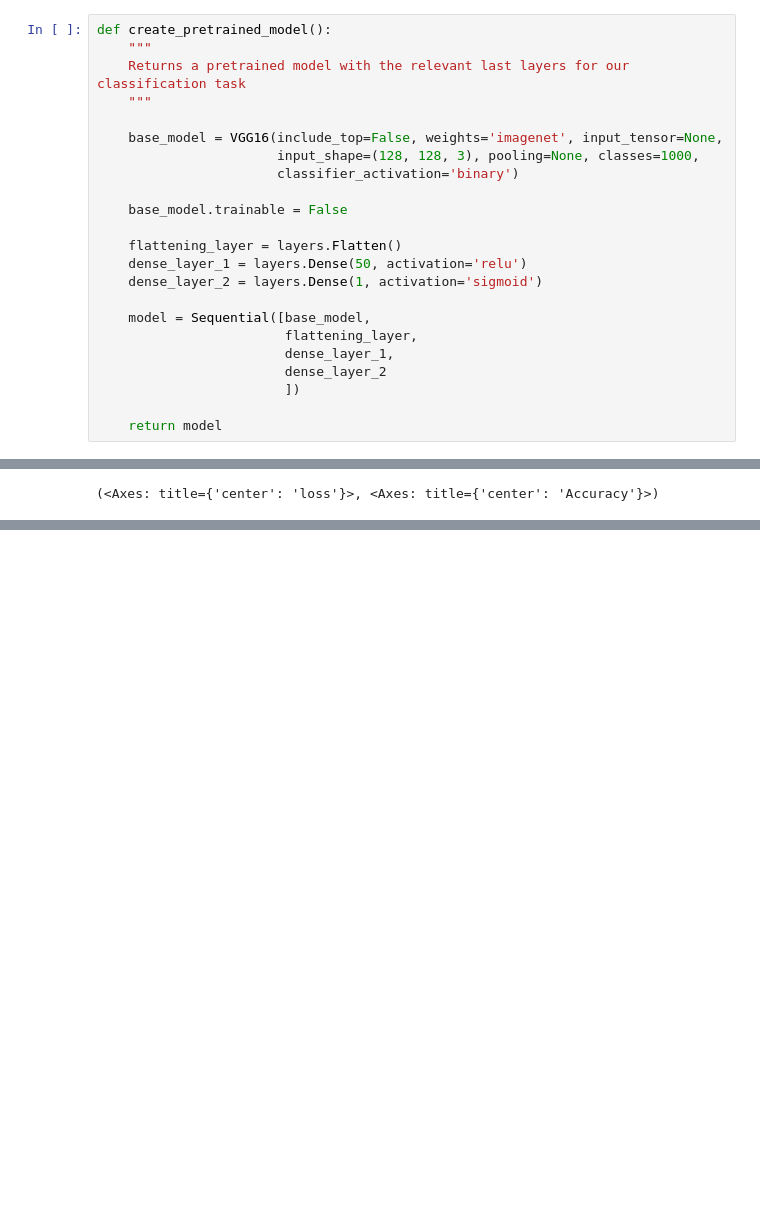
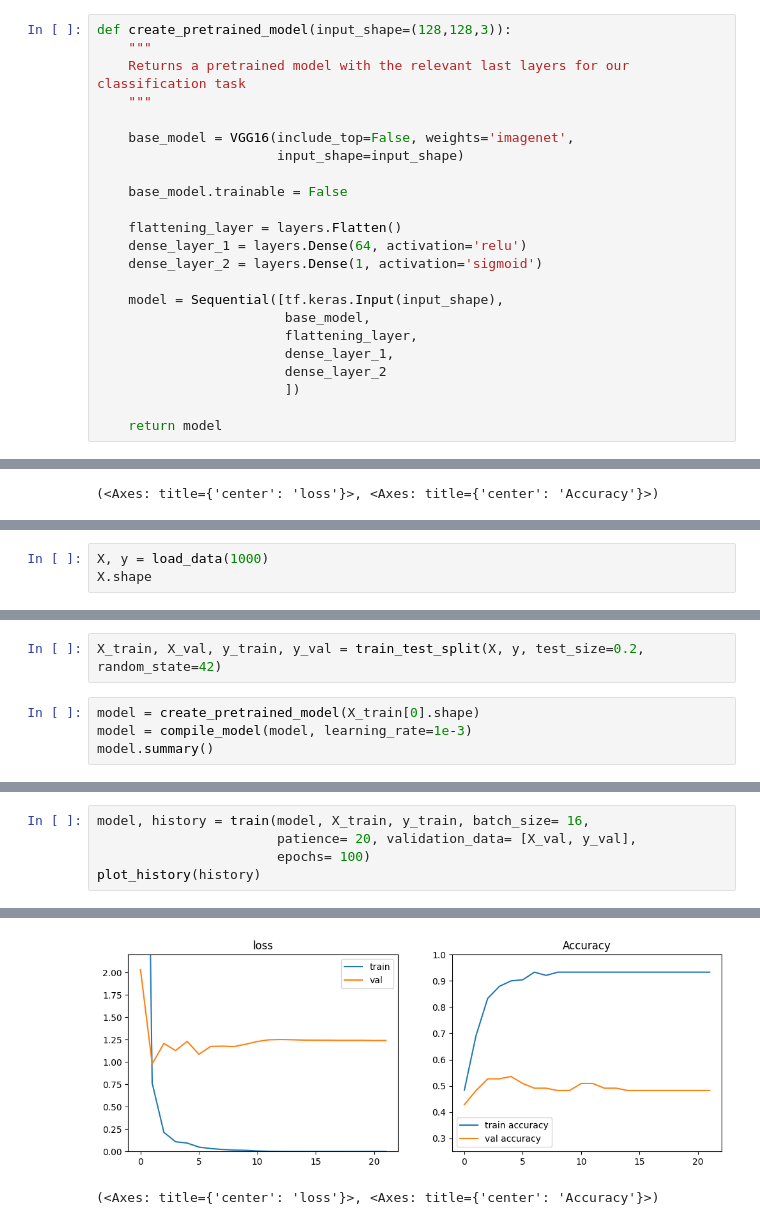
Before and after one commit to Corentr1/Ai-Detector-Back, a Jupyter notebook: notebooks/model_testing_corentin.ipynb, the cells around one changed output, grey strips where cells are left out. Saved outputs shown, nothing was run; the diff lists cells and outputs as text; blank space fills up the shorter version.

```diff
--- a/notebooks/model_testing_corentin.ipynb
+++ b/notebooks/model_testing_corentin.ipynb
@@ -498,22 +505,22 @@ _________________________________________________________________
 # %% [markdown]
 But first, let's put that in a single `function`
 # %%
-def create_pretrained_model():
+def create_pretrained_model(input_shape=(128,128,3)):
     """
     Returns a pretrained model with the relevant last layers for our classification task
     """
 
-    base_model = VGG16(include_top=False, weights='imagenet', input_tensor=None,
-                       input_shape=(128, 128, 3), pooling=None, classes=1000,
-                       classifier_activation='binary')
+    base_model = VGG16(include_top=False, weights='imagenet',
+                       input_shape=input_shape)
 
     base_model.trainable = False
 
     flattening_layer = layers.Flatten()
-    dense_layer_1 = layers.Dense(50, activation='relu')
+    dense_layer_1 = layers.Dense(64, activation='relu')
     dense_layer_2 = layers.Dense(1, activation='sigmoid')
 
-    model = Sequential([base_model,
+    model = Sequential([tf.keras.Input(input_shape),
+                        base_model,
                         flattening_layer,
                         dense_layer_1,
                         dense_layer_2
@@ -742,0 +750,3 @@ Epoch 23/75
+# %%
+X, y = load_data(1000)
+X.shape
@@ -742,0 +755,6 @@ Epoch 23/75
+# %%
+X_train, X_val, y_train, y_val = train_test_split(X, y, test_size=0.2, random_state=42)
+# %%
+model = create_pretrained_model(X_train[0].shape)
+model = compile_model(model, learning_rate=1e-3)
+model.summary()
@@ -742,0 +777,6 @@ Epoch 23/75
+# %%
+model, history = train(model, X_train, y_train, batch_size= 16,
+                       patience= 20, validation_data= [X_val, y_val],
+                       epochs= 100)
+plot_history(history)
+# %% [output]
@@ -742,0 +800,2 @@ Epoch 23/75
+[figure, added]
+(<Axes: title={'center': 'loss'}>, <Axes: title={'center': 'Accuracy'}>)
```
Also changed, not shown: parts of 14 cells of this notebook, 1 other file.
